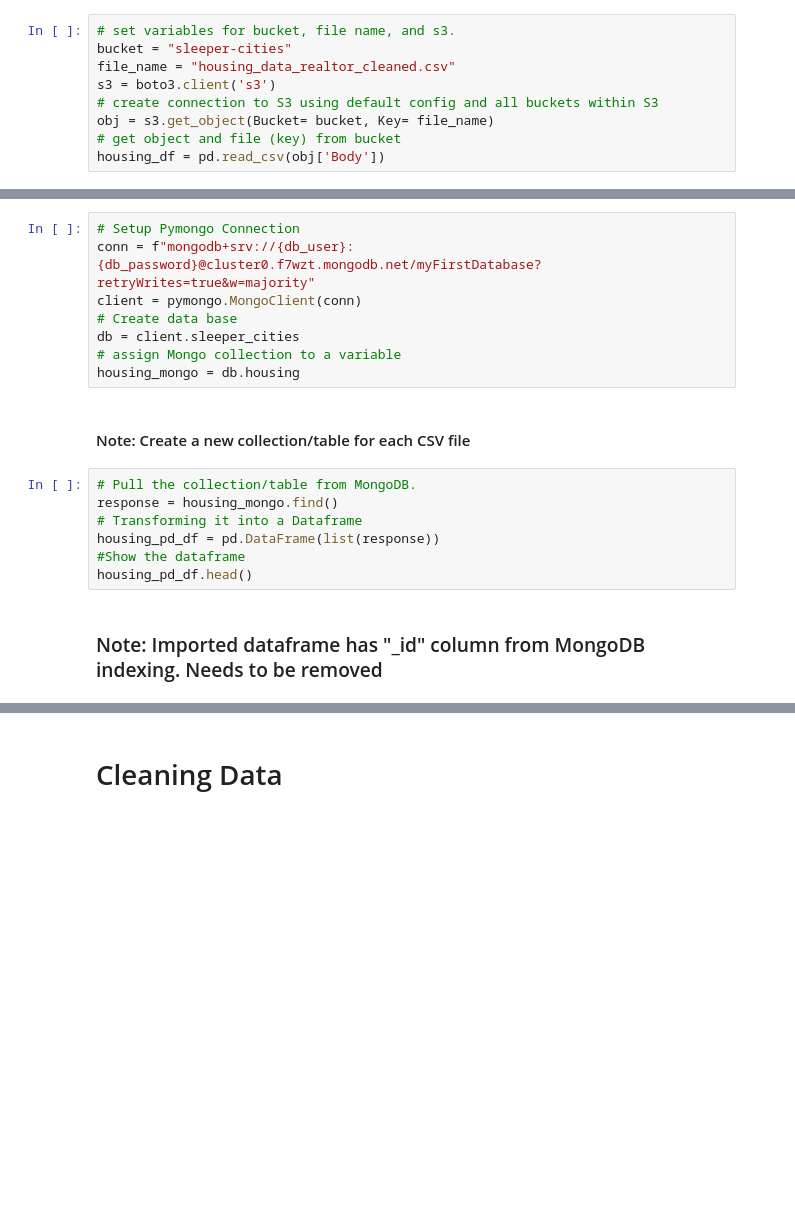
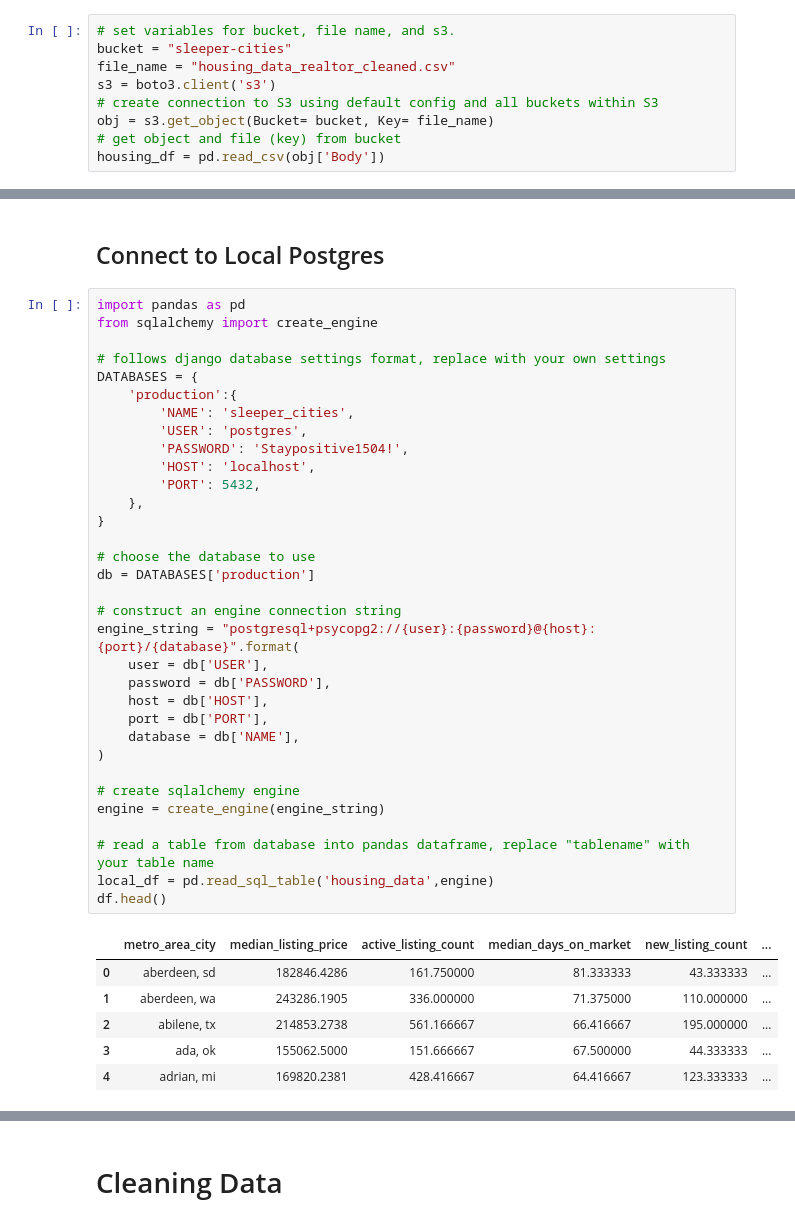
Before and after one commit to marke0816/Sleeper_Cities, a Jupyter notebook: jupyter_notebooks/aws_sleeper_cities.ipynb, the cells around one changed output, grey strips where cells are left out. Cells and saved outputs as stored; diff of their text form; blank space fills up the shorter version.

Commit message:
added postgres conection

```diff
--- a/jupyter_notebooks/aws_sleeper_cities.ipynb
+++ b/jupyter_notebooks/aws_sleeper_cities.ipynb
@@ -43,19 +41,42 @@ housing_df.head()
-# %%
-# Setup Pymongo Connection
-conn = f"mongodb+srv://{db_user}:{db_password}@cluster0.f7wzt.mongodb.net/myFirstDatabase?retryWrites=true&w=majority"
-client = pymongo.MongoClient(conn)
-# Create data base
-db = client.sleeper_cities
-# assign Mongo collection to a variable
-housing_mongo = db.housing
-# %% [markdown]
-#### Note: Create a new collection/table for each CSV file
-# %%
-# Pull the collection/table from MongoDB.
-response = housing_mongo.find()
-# Transforming it into a Dataframe
-housing_pd_df = pd.DataFrame(list(response))
-#Show the dataframe
-housing_pd_df.head()
-# %% [markdown]
-### Note: Imported dataframe has "_id" column from MongoDB indexing. Needs to be removed
+# %% [markdown]
+## Connect to Local Postgres
+# %%
+import pandas as pd
+from sqlalchemy import create_engine
+
+# follows django database settings format, replace with your own settings
+DATABASES = {
+    'production':{
+        'NAME': 'sleeper_cities',
+        'USER': 'postgres',
+        'PASSWORD': 'Staypositive1504!',
+        'HOST': 'localhost',
+        'PORT': 5432,
+    },
+}
+
+# choose the database to use
+db = DATABASES['production']
+
+# construct an engine connection string
+engine_string = "postgresql+psycopg2://{user}:{password}@{host}:{port}/{database}".format(
+    user = db['USER'],
+    password = db['PASSWORD'],
+    host = db['HOST'],
+    port = db['PORT'],
+    database = db['NAME'],
+)
+
+# create sqlalchemy engine
+engine = create_engine(engine_string)
+
+# read a table from database into pandas dataframe, replace "tablename" with your table name
+local_df = pd.read_sql_table('housing_data',engine)
+df.head()
+# %% [output]
+|  | metro_area_city | median_listing_price | active_listing_count | median_days_on_market | new_listing_count | ... |
+| 0 | aberdeen, sd | 182846.4286 | 161.750000 | 81.333333 | 43.333333 | ... |
+| 1 | aberdeen, wa | 243286.1905 | 336.000000 | 71.375000 | 110.000000 | ... |
+| 2 | abilene, tx | 214853.2738 | 561.166667 | 66.416667 | 195.000000 | ... |
+| 3 | ada, ok | 155062.5000 | 151.666667 | 67.500000 | 44.333333 | ... |
+| 4 | adrian, mi | 169820.2381 | 428.416667 | 64.416667 | 123.333333 | ... |
```
Also changed, not shown: parts of 3 cells of this notebook, 3 other files.
